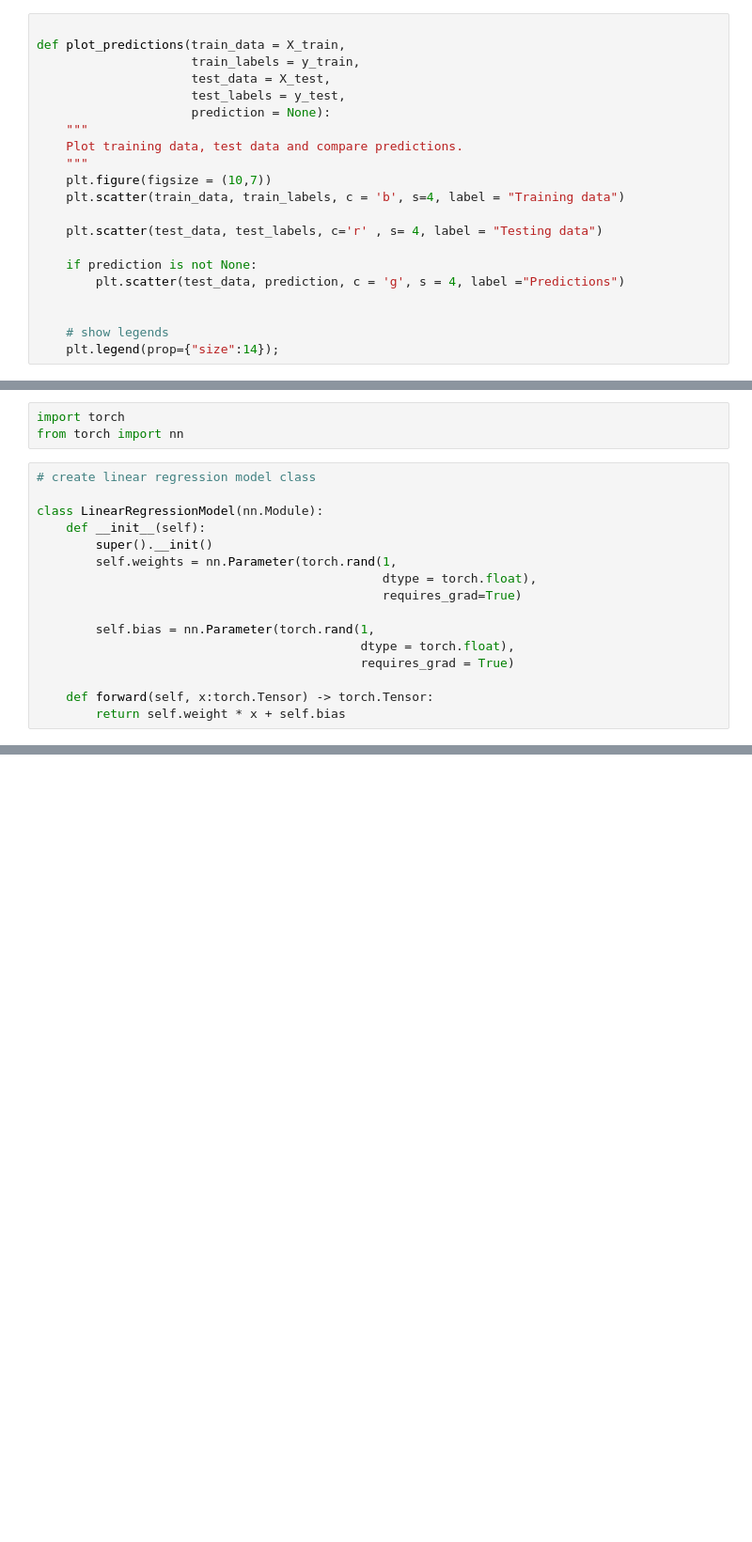
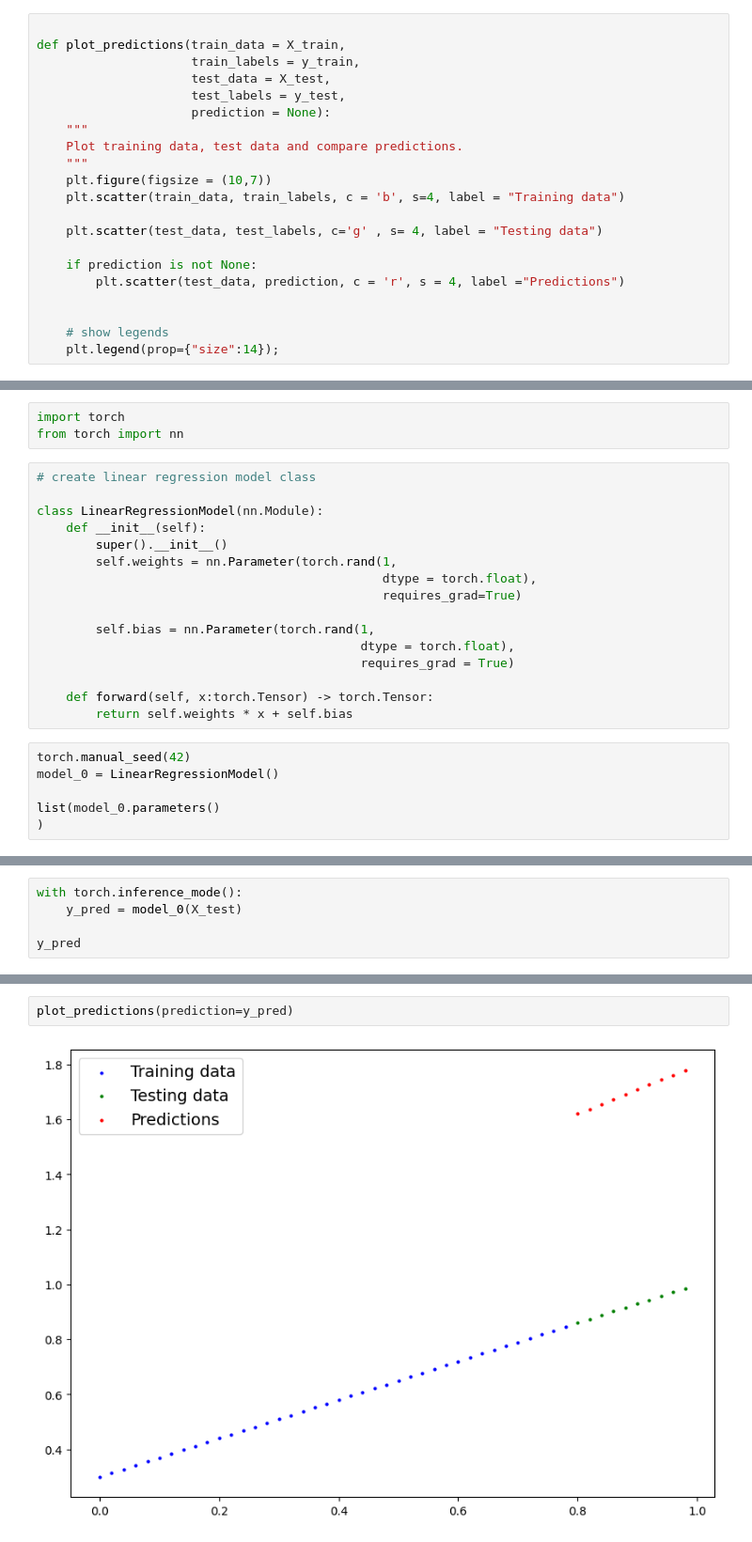
Before and after one commit to avneeshgautam/Machine-Learning-Tutorials-and-mini-projects, a Jupyter notebook: Pytorch/chapter-1-pytorch_tutorial.ipynb, the cells around one changed output, grey strips where cells are left out. Shown at 94% size. Drawn from its saved outputs; the diff is of its cells as text; blank space fills up the shorter version.

```diff
--- a/Pytorch/chapter-1-pytorch_tutorial.ipynb
+++ b/Pytorch/chapter-1-pytorch_tutorial.ipynb
@@ -92,10 +92,10 @@ def plot_predictions(train_data = X_train,
     plt.figure(figsize = (10,7))
     plt.scatter(train_data, train_labels, c = 'b', s=4, label = "Training data")
 
-    plt.scatter(test_data, test_labels, c='r' , s= 4, label = "Testing data")
+    plt.scatter(test_data, test_labels, c='g' , s= 4, label = "Testing data")
 
     if prediction is not None:
-        plt.scatter(test_data, prediction, c = 'g', s = 4, label ="Predictions")
+        plt.scatter(test_data, prediction, c = 'r', s = 4, label ="Predictions")
 
 
     # show legends
@@ -115,7 +115,7 @@ from torch import nn
 
 class LinearRegressionModel(nn.Module):
     def __init__(self):
-        super().__init()
+        super().__init__()
         self.weights = nn.Parameter(torch.rand(1,
                                                dtype = torch.float),
                                                requires_grad=True)
@@ -125,4 +125,10 @@ class LinearRegressionModel(nn.Module):
                                             requires_grad = True)
 
     def forward(self, x:torch.Tensor) -> torch.Tensor:
-        return self.weight * x + self.bias
+        return self.weights * x + self.bias
+# %%
+torch.manual_seed(42)
+model_0 = LinearRegressionModel()
+
+list(model_0.parameters()
+)
@@ -128,0 +173,5 @@ class LinearRegressionModel(nn.Module):
+# %%
+with torch.inference_mode():
+    y_pred = model_0(X_test)
+
+y_pred
@@ -128,0 +196,4 @@ class LinearRegressionModel(nn.Module):
+# %%
+plot_predictions(prediction=y_pred)
+# %% [output]
+[figure, added]
```
Also changed, not shown: parts of 58 cells of this notebook, 6 other files.
